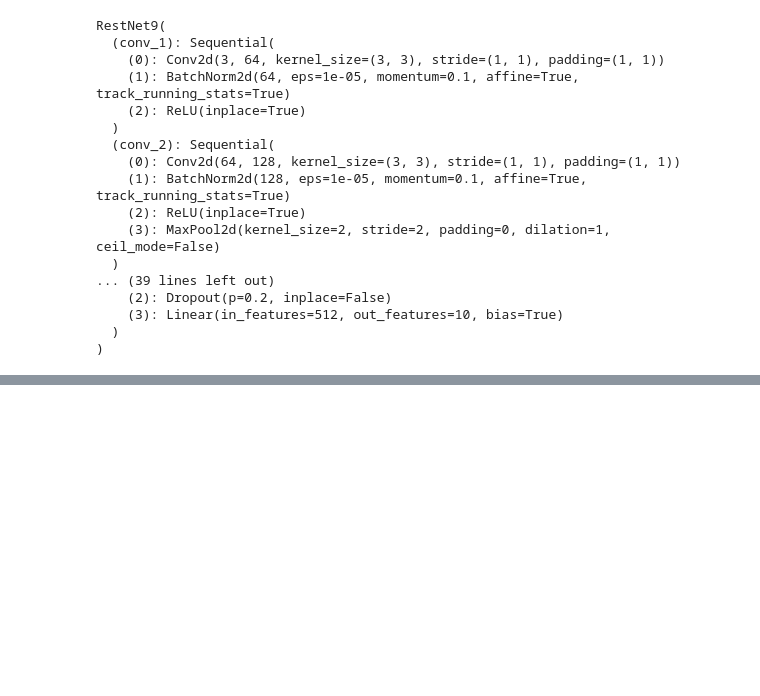
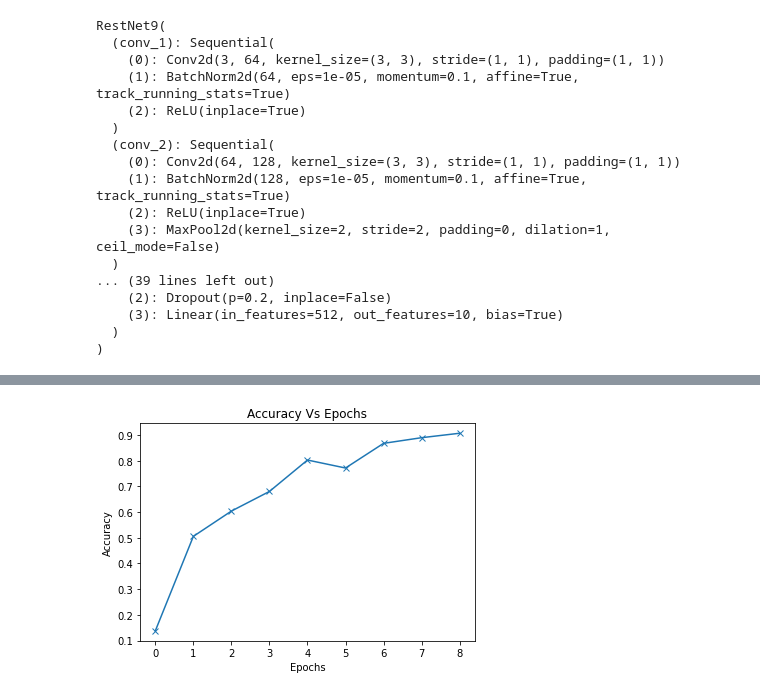
Before and after one commit to afs-chowdhury/Pytorch_basic, a Jupyter notebook: CFIER10-RESTNET9.ipynb, the cells around one changed output, grey strips where cells are left out. Drawn from its saved outputs; the diff is of its cells as text; code cells hidden in the pictures; blank space fills up the shorter version.

```diff
--- a/CFIER10-RESTNET9.ipynb
+++ b/CFIER10-RESTNET9.ipynb
@@ -310,7 +313,7 @@ def fit_one_cycle(epochs, max_lr, train_loader, valid_loader, weight_decay = 0 ,
 
         for batch in train_loader:
 
-            loss = model.training_step()
+            loss = model.training_step(batch)
             train_losses.append(loss)
             loss.backward()
 
@@ -349,0 +355,9 @@ RuntimeError: CUDA out of memory. Tried to allocate 400.00 MiB (GPU 0; 2.00 GiB
+# %%
+epochs = 8
+max_lr = 0.01
+grad_clip = 0.1
+weight_decay = 1e-4
+opt_func = torch.optim.Adam
+# %%
+%%time
+history += fit_one_cycle(epochs, max_lr,train_loader,valid_loader,weight_decay,grad_clip,opt_func)
@@ -349,0 +375,11 @@ RuntimeError: CUDA out of memory. Tried to allocate 400.00 MiB (GPU 0; 2.00 GiB
+# %%
+def plot_accuracy(history):
+  accuracies = [x['val_acc'] for x in history]
+  plt.plot(accuracies, '-x')
+  plt.xlabel("Epochs")
+  plt.ylabel("Accuracy")
+  plt.title("Accuracy Vs Epochs");
+# %%
+plot_accuracy(history)
+# %% [output]
+[figure, added]
```
Also changed, not shown: parts of 12 cells of this notebook.
